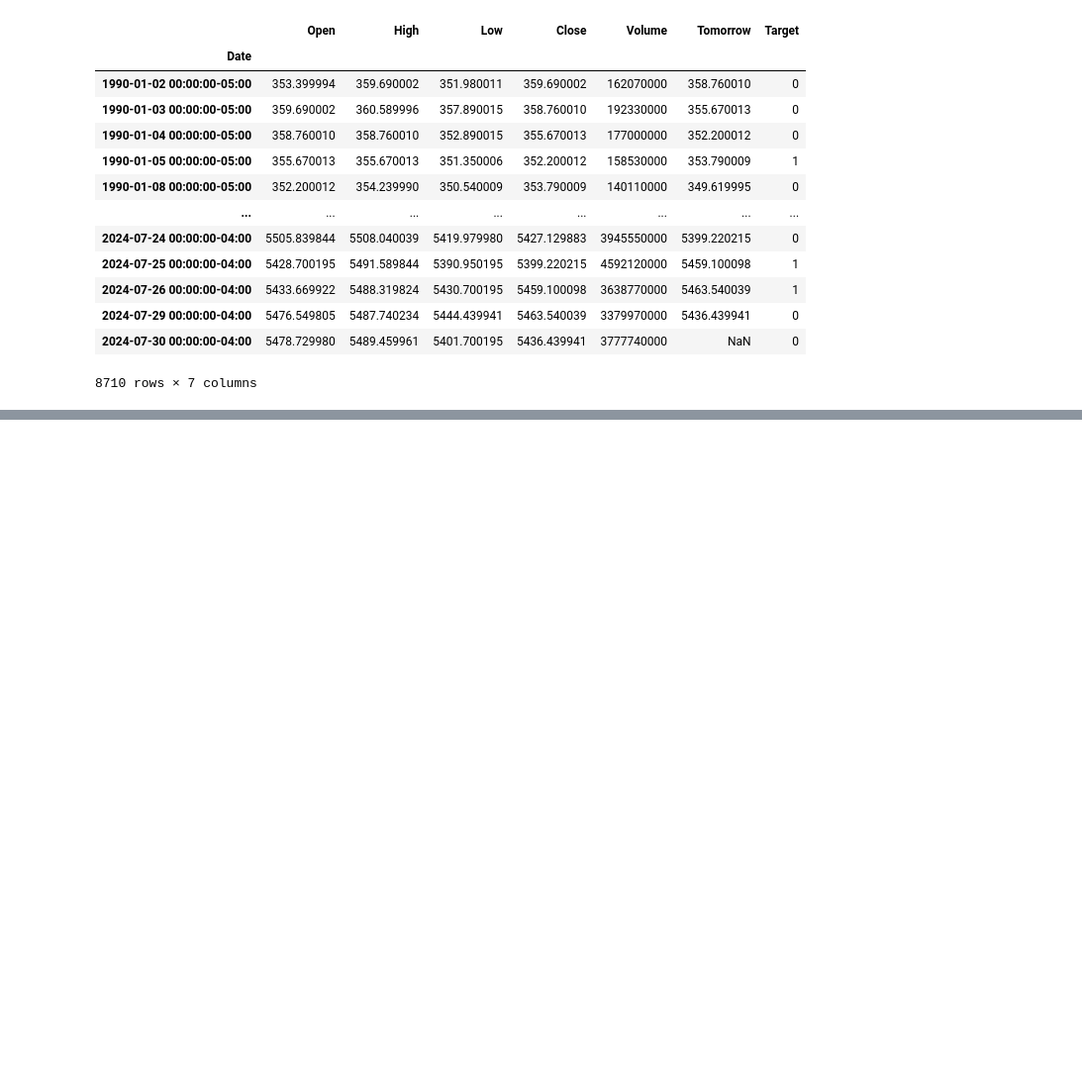
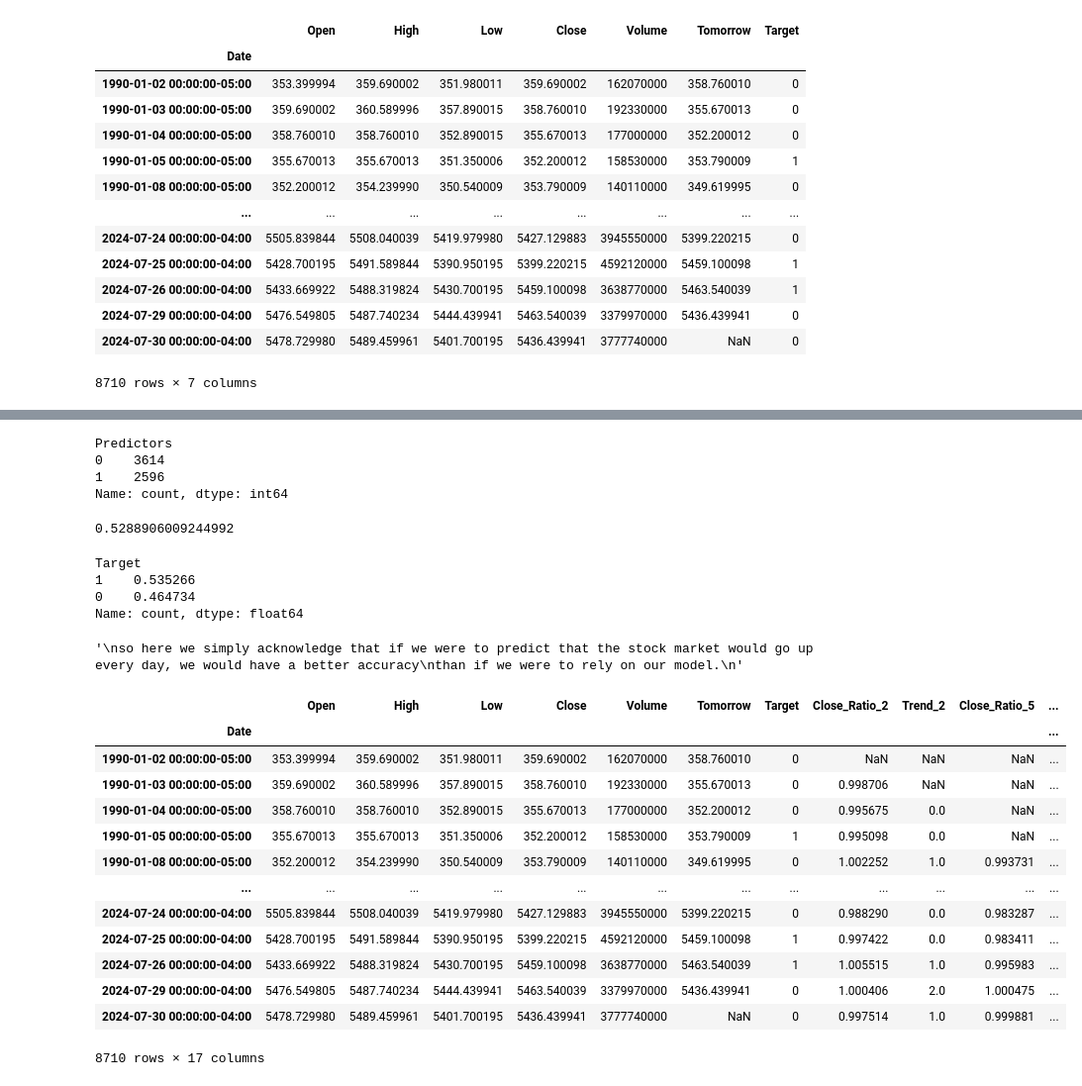
Before and after one commit to viewtifultiger/Comp380Project, a Jupyter notebook: notebooks/testModel.ipynb, the cells around one changed output, grey strips where cells are left out. Shown at 99% size. Drawn from its saved outputs; the diff is of its cells as text; code cells hidden in the pictures; blank space fills up the shorter version.

```diff
--- a/notebooks/testModel.ipynb
+++ b/notebooks/testModel.ipynb
@@ -118,0 +250,77 @@ stock price prediction, most of the relationships are nonlinear. If you can find
+# %%
+# start evaluating the error of our prediction
+predictions["Predictors"].value_counts() # see how many days we predicted the market would go up vs. down
+                                          # value_counts() counts up how many times each type of prediction was made
+# %% [output]
+Predictors
+0    3614
+1    2596
+Name: count, dtype: int64
+# %%
+precision_score(predictions["Target"], predictions["Predictors"])
+# %% [output]
+0.5288906009244992
+# %%
+predictions["Target"].value_counts() / predictions.shape[0] # look at the percentage of days the market actually went up by looking up
+                                                            # the value counts of the target divided by the number of rows in total
+                                                            # which gives us percentage.
+# This is simply a percentage of days that went up and the percentage of days that went down overall since 1990 and later
+# %% [output]
+Target
+1    0.535266
+0    0.464734
+Name: count, dtype: float64
+# %%
+"""
+so here we simply acknowledge that if we were to predict that the stock market would go up every day, we would have a better accuracy
+than if we were to rely on our model. Therefore we must train our model in better ways. The next thing we will do is add more predictors
+to our model and see if that improves our accuracy...
+"""
+# %% [output]
+'\nso here we simply acknowledge that if we were to predict that the stock market would go up every day, we would have a better accuracy\nthan if we were to rely on our model.\n'
+# %%
+horizons = [2,5,60,250,1000]
+"""
+We will create a variety of rolling averages. If a human analyst is trying to predict if a stock will go up tomorrow, some of the numbers
+they might look at are if the stock price today is higher than it was last week, higher than it was three months ago, higher than a year
+ago or five years ago... They might use those inputs to determine if the stock will go up or down tomorrow. This is the information we will
+give the algorithm.
+
+What these horizons are are horizons we want to look at for rolling means. We'll calculate the mean close price the last "2" days, the last
+trading week, "5" days, the last 3 months or so, "60" trading days, the last year, "250", and the last four years "1000". We'll find the
+ratio between todays closing price and the closing price in those periods which will help us know if the market went up by a lot?, because
+if so, it may be due for a downturn. Has the market gone down a lot?, because if so, it may be due for an upswing. This is the information
+we'll give the algorithm to help it make better predictions.
+"""
+
+new_predictors = [] # will hold some of the new columns we will create.
+
+for horizon in horizons: # loop through horizons and calculate a rolling average against the horizon.
+    rolling_averages = sp500.rolling(horizon).mean() # and take the mean
+
+    ratio_column = f"Close_Ratio_{horizon}" # create columns: Close_Ratio_2, Close_Ratio_5, Close_Ratio_60, etc.
+    sp500[ratio_column] = sp500["Close"] / rolling_averages["Close"] # add each column to our sp500 dataframe
+                                            # close price is divided by average, which gives us prices based on ratio for each column.
+
+    trend_column = f"Trend_{horizon}" # number of days in the past X days based on horizon number that the stock price actually went up.
+    sp500[trend_column] = sp500.shift(1).rolling(horizon).sum()["Target"] # shift trend column forward and find rolling sum of target.
+                            # this is sum of target X days before, based on the horizon number, where the stock price actually went up (1)
+
+    new_predictors += [ratio_column, trend_column]
+# %%
+sp500
+# %% [output]
+|  | Open | High | Low | Close | Volume | Tomorrow | Target | Close_Ratio_2 | Trend_2 | Close_Ratio_5 | ... |
+| Date |  |  |  |  |  |  |  |  |  |  | ... |
+| 1990-01-02 00:00:00-05:00 | 353.399994 | 359.690002 | 351.980011 | 359.690002 | 162070000 | 358.760010 | 0 | NaN | NaN | NaN | ... |
+| 1990-01-03 00:00:00-05:00 | 359.690002 | 360.589996 | 357.890015 | 358.760010 | 192330000 | 355.670013 | 0 | 0.998706 | NaN | NaN | ... |
+| 1990-01-04 00:00:00-05:00 | 358.760010 | 358.760010 | 352.890015 | 355.670013 | 177000000 | 352.200012 | 0 | 0.995675 | 0.0 | NaN | ... |
+| 1990-01-05 00:00:00-05:00 | 355.670013 | 355.670013 | 351.350006 | 352.200012 | 158530000 | 353.790009 | 1 | 0.995098 | 0.0 | NaN | ... |
+| 1990-01-08 00:00:00-05:00 | 352.200012 | 354.239990 | 350.540009 | 353.790009 | 140110000 | 349.619995 | 0 | 1.002252 | 1.0 | 0.993731 | ... |
+| ... | ... | ... | ... | ... | ... | ... | ... | ... | ... | ... | ... |
+| 2024-07-24 00:00:00-04:00 | 5505.839844 | 5508.040039 | 5419.979980 | 5427.129883 | 3945550000 | 5399.220215 | 0 | 0.988290 | 0.0 | 0.983287 | ... |
+| 2024-07-25 00:00:00-04:00 | 5428.700195 | 5491.589844 | 5390.950195 | 5399.220215 | 4592120000 | 5459.100098 | 1 | 0.997422 | 0.0 | 0.983411 | ... |
+| 2024-07-26 00:00:00-04:00 | 5433.669922 | 5488.319824 | 5430.700195 | 5459.100098 | 3638770000 | 5463.540039 | 1 | 1.005515 | 1.0 | 0.995983 | ... |
+| 2024-07-29 00:00:00-04:00 | 5476.549805 | 5487.740234 | 5444.439941 | 5463.540039 | 3379970000 | 5436.439941 | 0 | 1.000406 | 2.0 | 1.000475 | ... |
+| 2024-07-30 00:00:00-04:00 | 5478.729980 | 5489.459961 | 5401.700195 | 5436.439941 | 3777740000 | NaN | 0 | 0.997514 | 1.0 | 0.999881 | ... |
+8710 rows × 17 columns
```
Also changed, not shown: parts of 29 cells of this notebook, 5 other files.
